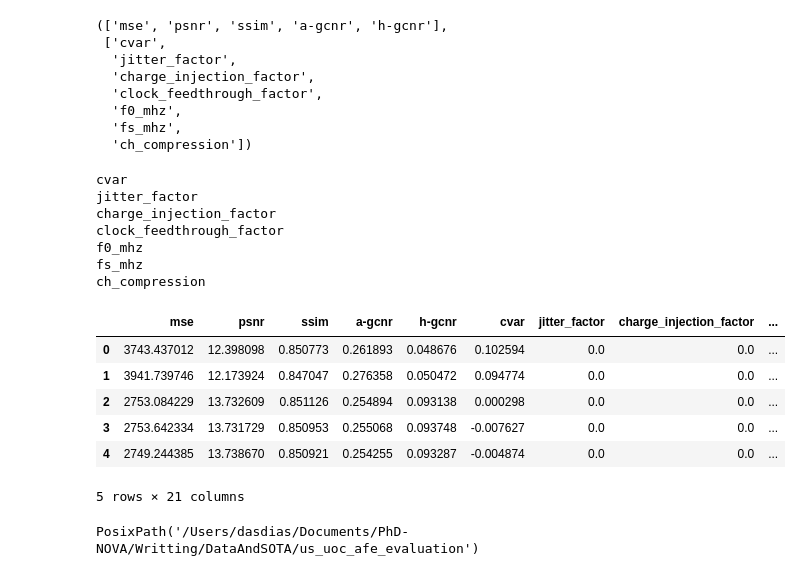
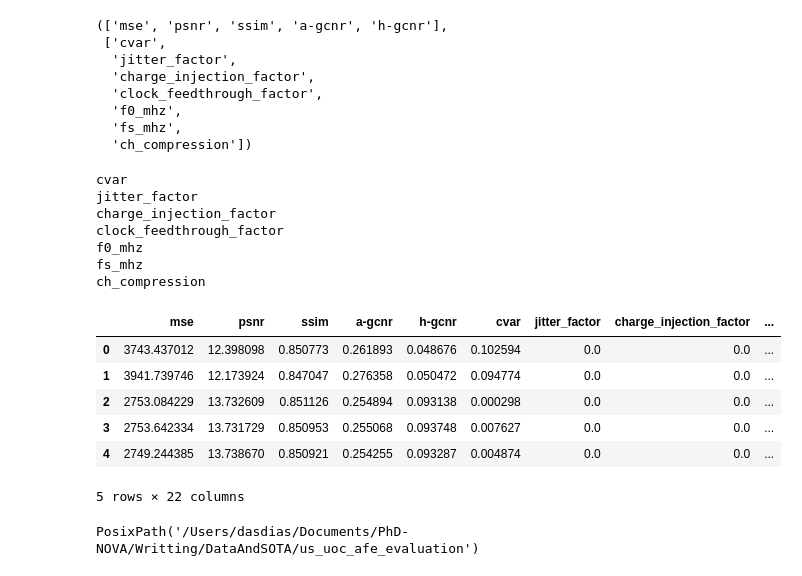
Before and after one commit to das-dias/us_uoc_afe_evaluation, a Jupyter notebook: cmux_evaluation_monte_carlo.ipynb, the cells around one changed output. Cells and saved outputs as stored; diff of their text form; code cells hidden in the pictures.

```diff
--- a/cmux_evaluation_monte_carlo.ipynb
+++ b/cmux_evaluation_monte_carlo.ipynb
@@ -821,15 +821,15 @@ cs_cmux_eval_color_doppler_df = pd.read_csv('./mc_results_cs_cmux_nonideal_color
 cs_cmux_eval_df['mode']='B-mode'; cs_cmux_eval_df['model'] = 'single-ended';
 cs_cmux_eval_color_doppler_df['mode'] = 'Color-Doppler'; cs_cmux_eval_color_doppler_df['model'] = 'single-ended';
 
-cs_cmux_eval_diff_df = pd.read_csv('./mc_results_differential_cs_cmux_nonideal.csv', dtype=np.float32, header=0)
-cs_cmux_eval_color_doppler_diff_df = pd.read_csv('./mc_results_differential_cs_cmux_nonideal_color_doppler.csv', dtype=np.float32, header=0)
-cs_cmux_eval_diff_df['mode']='B-mode'; cs_cmux_eval_diff_df['model'] = 'differential';
-cs_cmux_eval_color_doppler_diff_df['mode'] = 'Color-Doppler'; cs_cmux_eval_color_doppler_diff_df['model'] = 'differential';
+cs_cmux_eval_diff_df = pd.read_csv('./mc_results_matched_95_differential_cs_cmux_nonideal.csv', dtype=np.float32, header=0)
+cs_cmux_eval_color_doppler_diff_df = pd.read_csv('./mc_results_matched_95_differential_cs_cmux_nonideal_color_doppler.csv', dtype=np.float32, header=0)
+cs_cmux_eval_diff_df['mode']='B-mode'; cs_cmux_eval_diff_df['model'] = 'differential-matched95';
+cs_cmux_eval_color_doppler_diff_df['mode'] = 'Color-Doppler'; cs_cmux_eval_color_doppler_diff_df['model'] = 'differential-matched95';
 
-cs_cmux_eval_diff_matched_df = pd.read_csv('./mc_results_matched_differential_cs_cmux_nonideal.csv', dtype=np.float32, header=0)
-cs_cmux_eval_color_doppler_diff_matched_df = pd.read_csv('./mc_results_matched_differential_cs_cmux_nonideal_color_doppler.csv', dtype=np.float32, header=0)
-cs_cmux_eval_diff_matched_df['mode']='B-mode'; cs_cmux_eval_diff_matched_df['model'] = 'differential-matched';
-cs_cmux_eval_color_doppler_diff_matched_df['mode'] = 'Color-Doppler'; cs_cmux_eval_color_doppler_diff_matched_df['model'] = 'differential-matched';
+cs_cmux_eval_diff_matched_df = pd.read_csv('./mc_results_matched_70_differential_cs_cmux_nonideal.csv', dtype=np.float32, header=0)
+cs_cmux_eval_color_doppler_diff_matched_df = pd.read_csv('./mc_results_matched_70_differential_cs_cmux_nonideal_color_doppler.csv', dtype=np.float32, header=0)
+cs_cmux_eval_diff_matched_df['mode']='B-mode'; cs_cmux_eval_diff_matched_df['model'] = 'differential-matched70';
+cs_cmux_eval_color_doppler_diff_matched_df['mode'] = 'Color-Doppler'; cs_cmux_eval_color_doppler_diff_matched_df['model'] = 'differential-matched70';
 
 cs_cmux_eval_df = pd.concat([
     cs_cmux_eval_df,
@@ -871,41 +872,44 @@ yvars, xvars
   'f0_mhz',
   'fs_mhz',
   'ch_compression'])
+# %%
+for xvar in xvars:
+    cs_cmux_eval_df[xvar] = np.sqrt(cs_cmux_eval_df[xvar]**2)
 # %%
 batch_size = 5
 
 # Average xvars within each (model, mode) group and batch
 for xvar in xvars:
     print(xvar)
-
+    cs_cmux_eval_df[xvar == 0] = 1e-3
     cs_cmux_eval_df['mean_' + xvar] = (
         cs_cmux_eval_df
         .groupby(
             [
                 'model',
                 'mode',
                 cs_cmux_eval_df.groupby(['model', 'mode']).cumcount() // batch_size
             ]
         )[xvar]
         .transform('mean')
     )
 
 cs_cmux_eval_df.head()
 # %% [output]
 cvar
 jitter_factor
 charge_injection_factor
 clock_feedthrough_factor
 f0_mhz
 fs_mhz
 ch_compression
 |  | mse | psnr | ssim | a-gcnr | h-gcnr | cvar | jitter_factor | charge_injection_factor | ... |
 | 0 | 3743.437012 | 12.398098 | 0.850773 | 0.261893 | 0.048676 | 0.102594 | 0.0 | 0.0 | ... |
 | 1 | 3941.739746 | 12.173924 | 0.847047 | 0.276358 | 0.050472 | 0.094774 | 0.0 | 0.0 | ... |
 | 2 | 2753.084229 | 13.732609 | 0.851126 | 0.254894 | 0.093138 | 0.000298 | 0.0 | 0.0 | ... |
-| 3 | 2753.642334 | 13.731729 | 0.850953 | 0.255068 | 0.093748 | -0.007627 | 0.0 | 0.0 | ... |
-| 4 | 2749.244385 | 13.738670 | 0.850921 | 0.254255 | 0.093287 | -0.004874 | 0.0 | 0.0 | ... |
+| 3 | 2753.642334 | 13.731729 | 0.850953 | 0.255068 | 0.093748 | 0.007627 | 0.0 | 0.0 | ... |
+| 4 | 2749.244385 | 13.738670 | 0.850921 | 0.254255 | 0.093287 | 0.004874 | 0.0 | 0.0 | ... |
-5 rows × 21 columns
+5 rows × 22 columns
 # %%
 from pathlib import Path
 savedir = Path('./').resolve()
```
Also changed, not shown: parts of 3 cells of this notebook, 4 other files.
